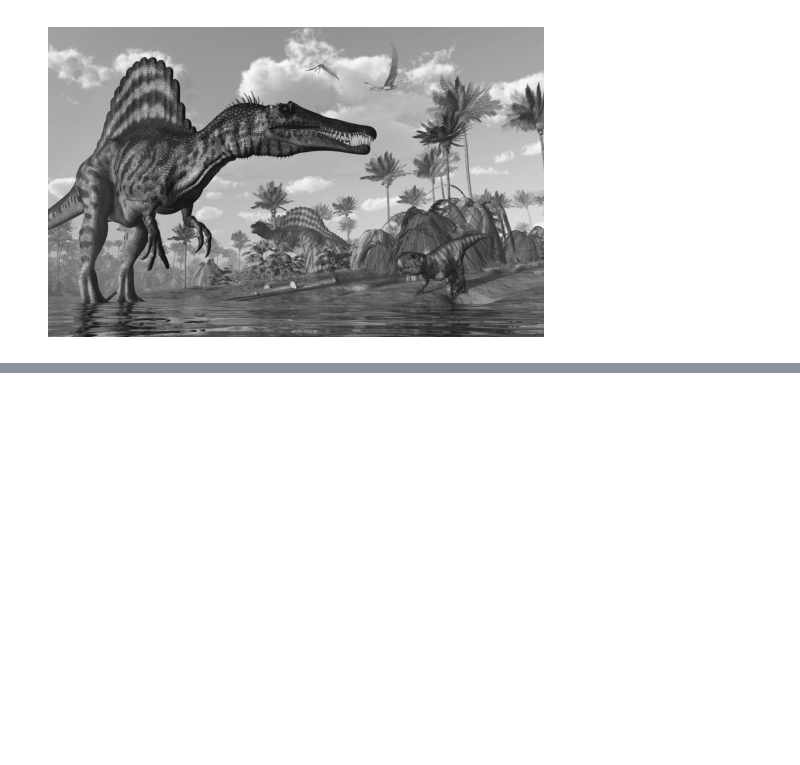
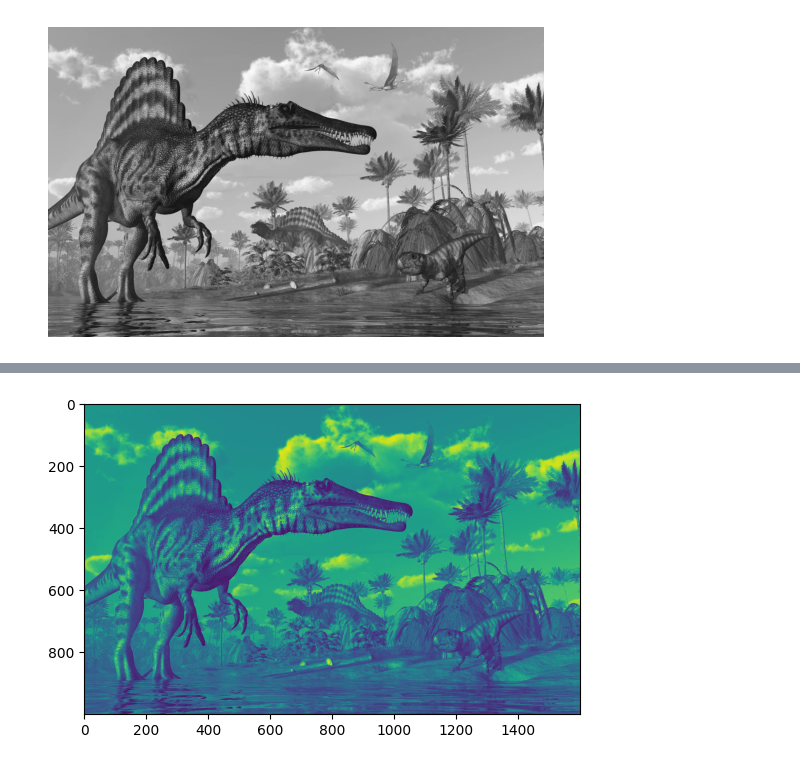
Before and after one commit to Md-Maruf-1727/deep-learning-practices, a Jupyter notebook: OpenCV/image_preprocessing.ipynb, the cells around one changed output, grey strips where cells are left out. Cells and saved outputs as stored; diff of their text form; code cells hidden in the pictures; blank space fills up the shorter version.

```diff
--- a/OpenCV/image_preprocessing.ipynb
+++ b/OpenCV/image_preprocessing.ipynb
@@ -45,0 +76,5 @@ plt.show()
+# %%
+plt.imshow(R)
+plt.show()
+# %% [output]
+[figure, added]
```
Also changed, not shown: parts of 5 cells of this notebook.
